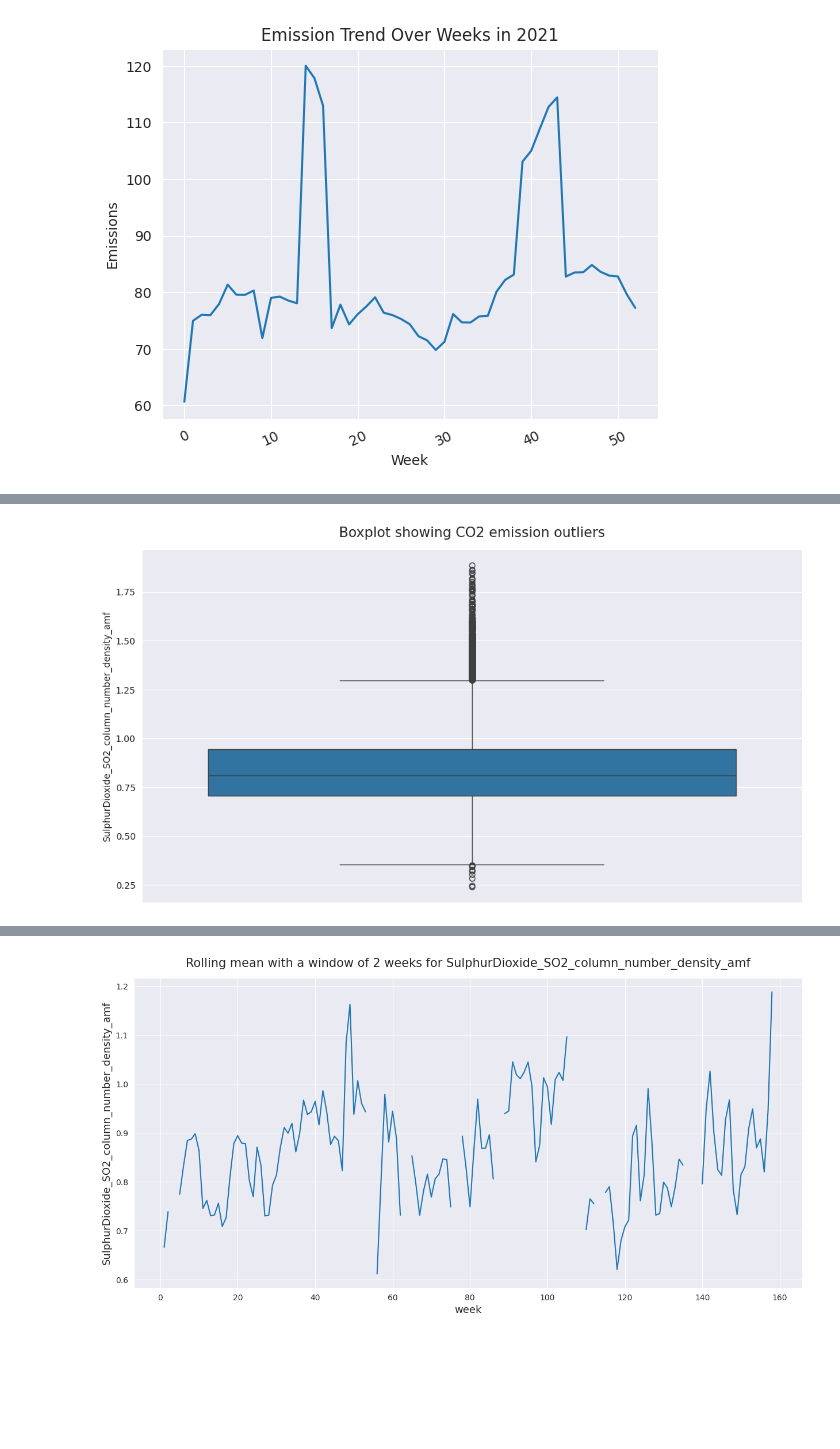
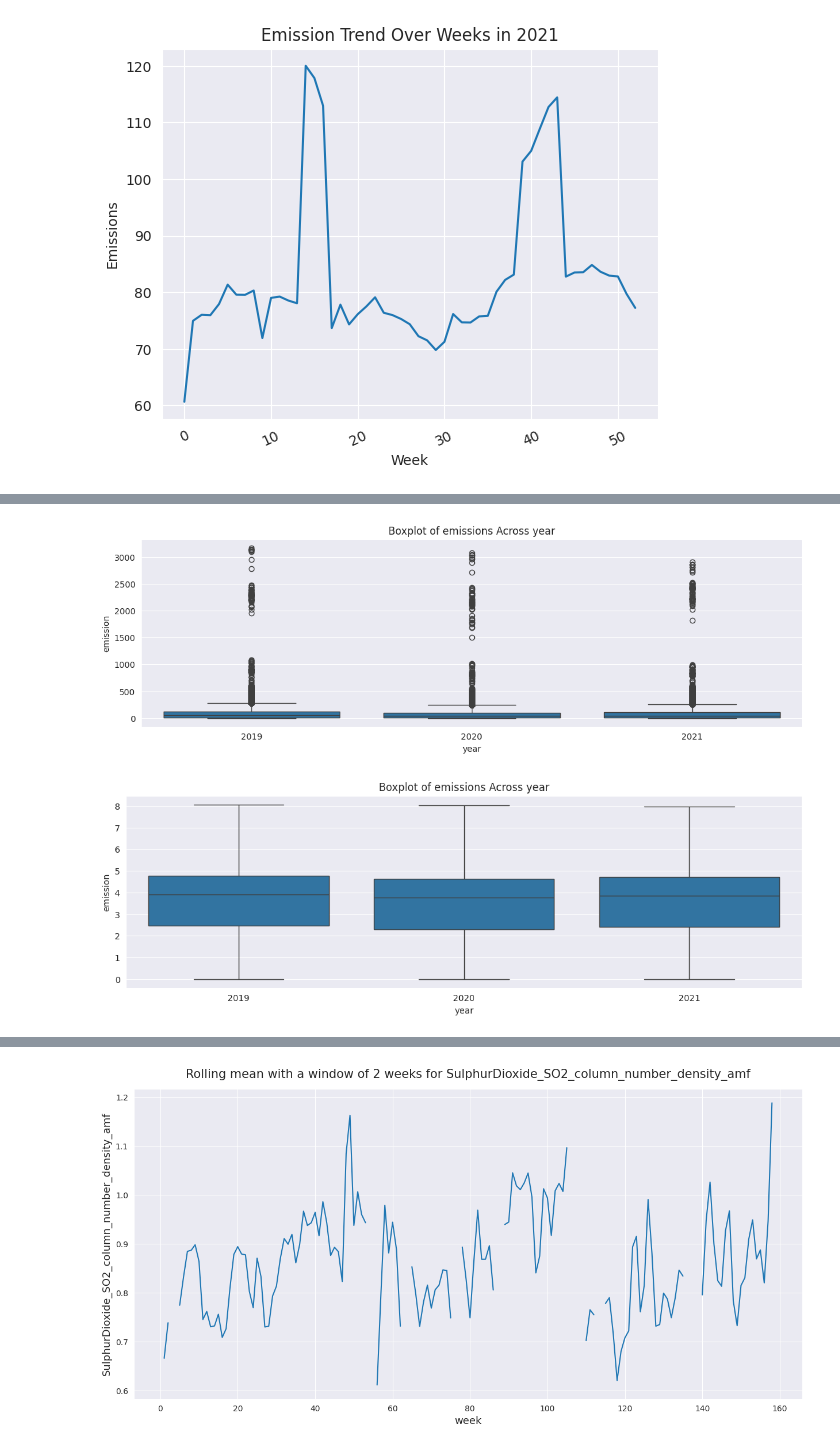
Before and after one commit to candybains/Candy, a Jupyter notebook: Carbon_Emission.ipynb, the cells around one changed output, grey strips where cells are left out. Cells and saved outputs as stored; diff of their text form; code cells hidden in the pictures; blank space fills up the shorter version.

```diff
--- a/Carbon_Emission.ipynb
+++ b/Carbon_Emission.ipynb
@@ -151,8 +144,20 @@ plt.show()
-# %%
-sns.set_style('darkgrid')
-plt.figure(figsize = (13, 7))
-sns.boxplot(train.SulphurDioxide_SO2_column_number_density_amf)
-plt.title('Boxplot showing CO2 emission outliers', y = 1.02, fontsize = 15)
-plt.show()
-# %% [output]
-[figure, removed]
+# %%
+fig, ax = plt.subplots(figsize=(14, 4))
+data=train.copy()
+sns.boxplot(x='year', y='emission', data=data, ax=ax)
+ax.set_title(f'Boxplot of emissions Across year')
+plt.show()
+# %% [output]
+[figure, added]
+# %%
+data=train.copy()
+
+#data['emission']=np.where(data['year']!=2019,data['emission']*1.10,data['emission'])
+fig, ax = plt.subplots(figsize=(14, 4))
+data=train.copy()
+data['emission']=np.log1p(data['emission'])
+sns.boxplot(x='year', y='emission', data=data, ax=ax)
+ax.set_title(f'Boxplot of emissions Across year')
+plt.show()
+# %% [output]
+[figure, added]
```
Also changed, not shown: parts of 14 cells of this notebook.
